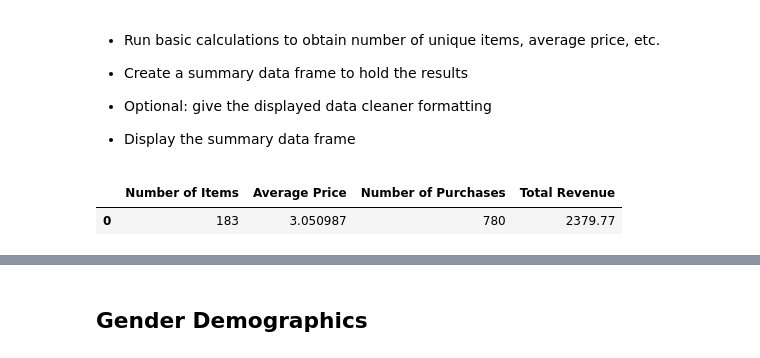
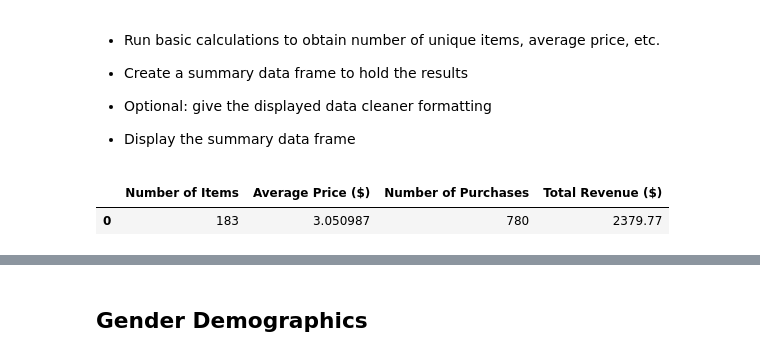
Before and after one commit to swbrummund/HW.04_Heroes_of_Pymoli, a Jupyter notebook: Heroes_Of_Pymoli.ipynb, the cells around one changed output, grey strips where cells are left out. Saved outputs shown, nothing was run; the diff lists cells and outputs as text; code cells hidden in the pictures.

```diff
--- a/Heroes_Of_Pymoli.ipynb
+++ b/Heroes_Of_Pymoli.ipynb
@@ -61,29 +61,29 @@ Total Players: 576
 # %%
 # Calculate number of unique items
 unique_items = purchase_data['Item ID'].value_counts()
 ui_df = pd.DataFrame(unique_items)
 number_items = ui_df.count()
 number_items = number_items.sum() # = 183
 
 # Calculate average price
-total_price = purchase_data['Price'].sum()
+total_price = pd.Series(purchase_data['Price']).sum()
 total_purchases = purchase_data[purchase_data["Price"] != 0]
 tp = total_purchases['Price'].count()
 average_price = total_price/tp
 average_price # = 3.05
 
 # Calculate number of purchases
 number_purchases = total_purchases['Price'].count()
 number_purchases # = 780
 
 # Calculate total revenue
 total_revenue = purchase_data['Price'].sum()
 total_revenue # = 2379.77
 
 # Purchase Analysis
-purchase_analysis = pd.DataFrame({'Number of Items':[number_items], 'Average Price':[average_price],
-                                  'Number of Purchases':[number_purchases], 'Total Revenue':[total_revenue]})
+purchase_analysis = pd.DataFrame({'Number of Items':[number_items], 'Average Price ($)':[average_price],
+                                  'Number of Purchases':[number_purchases], 'Total Revenue ($)':[total_revenue]})
 purchase_analysis.head()
 # %% [output]
-|  | Number of Items | Average Price | Number of Purchases | Total Revenue |
+|  | Number of Items | Average Price ($) | Number of Purchases | Total Revenue ($) |
 | 0 | 183 | 3.050987 | 780 | 2379.77 |
```
Also changed, not shown: parts of 14 cells of this notebook, 3 other files.
